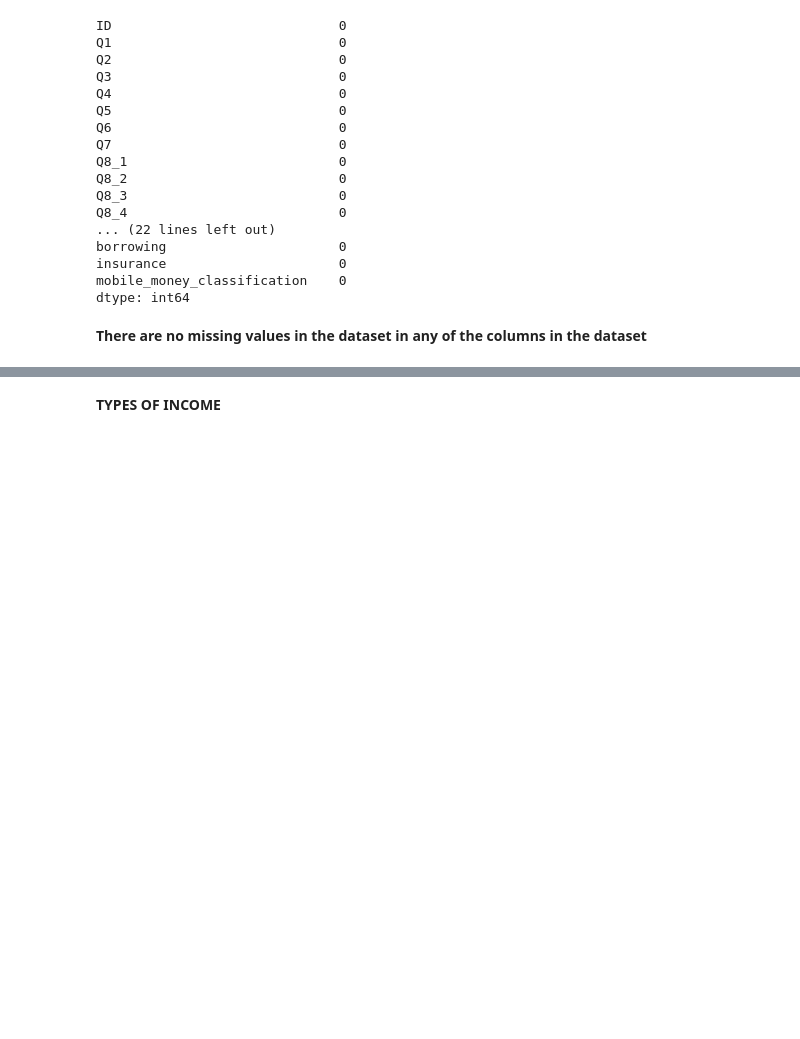
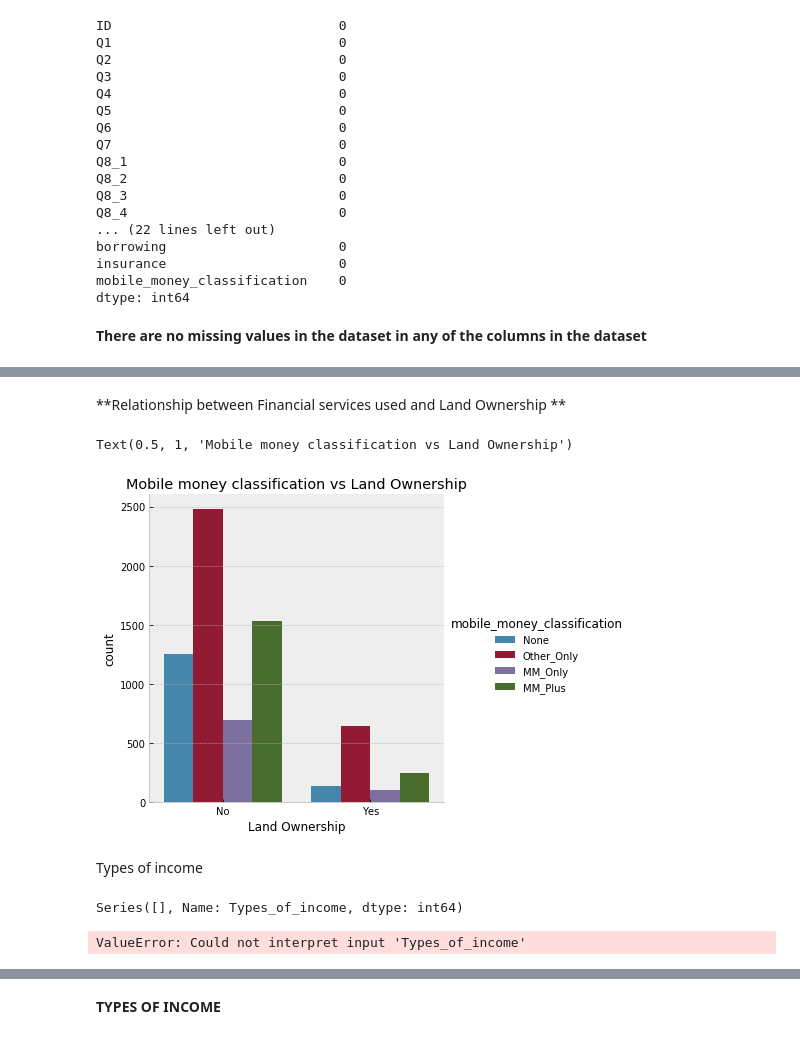
Before and after one commit to AllenMkandla/Financial_Services_Use_in_Tanzania, a Jupyter notebook: Tanzania.ipynb, the cells around one changed output, grey strips where cells are left out. Cells and saved outputs as stored; diff of their text form; code cells hidden in the pictures; blank space fills up the shorter version.

```diff
--- a/Tanzania.ipynb
+++ b/Tanzania.ipynb
@@ -153,0 +274,24 @@ relation_stat = [married, dirvoced, widowed, single]
+# %% [markdown]
+**Relationship between Financial services used and Land Ownership **
+# %%
+sns.catplot(x='Land Ownership',kind='count', hue='mobile_money_classification', data= tanza_data)
+plt.title('Mobile money classification vs Land Ownership')
+# %% [output]
+Text(0.5, 1, 'Mobile money classification vs Land Ownership')
+[figure, added]
+# %% [markdown]
+Types of income
+# %%
+# determining different types of income
+rem = tanza_data.loc[:, 'Salary and wages':'Other']
+rem['mobile_money'] = tanza_data['mobile_money']
+rem = pd.melt(rem, id_vars = ['mobile_money'], var_name='Types_of_income')
+rem = rem[rem['value'] == "Yes"]
+rem.Types_of_income.value_counts()
+# %% [output]
+Series([], Name: Types_of_income, dtype: int64)
+# %%
+sns.countplot(y='Types_of_income', hue= 'mobile_money_classification', data= tanza_data)
+plt.ylabel('Income Type')
+# %% [output]
+ValueError: Could not interpret input 'Types_of_income'
```
Also changed, not shown: parts of 54 cells of this notebook.
